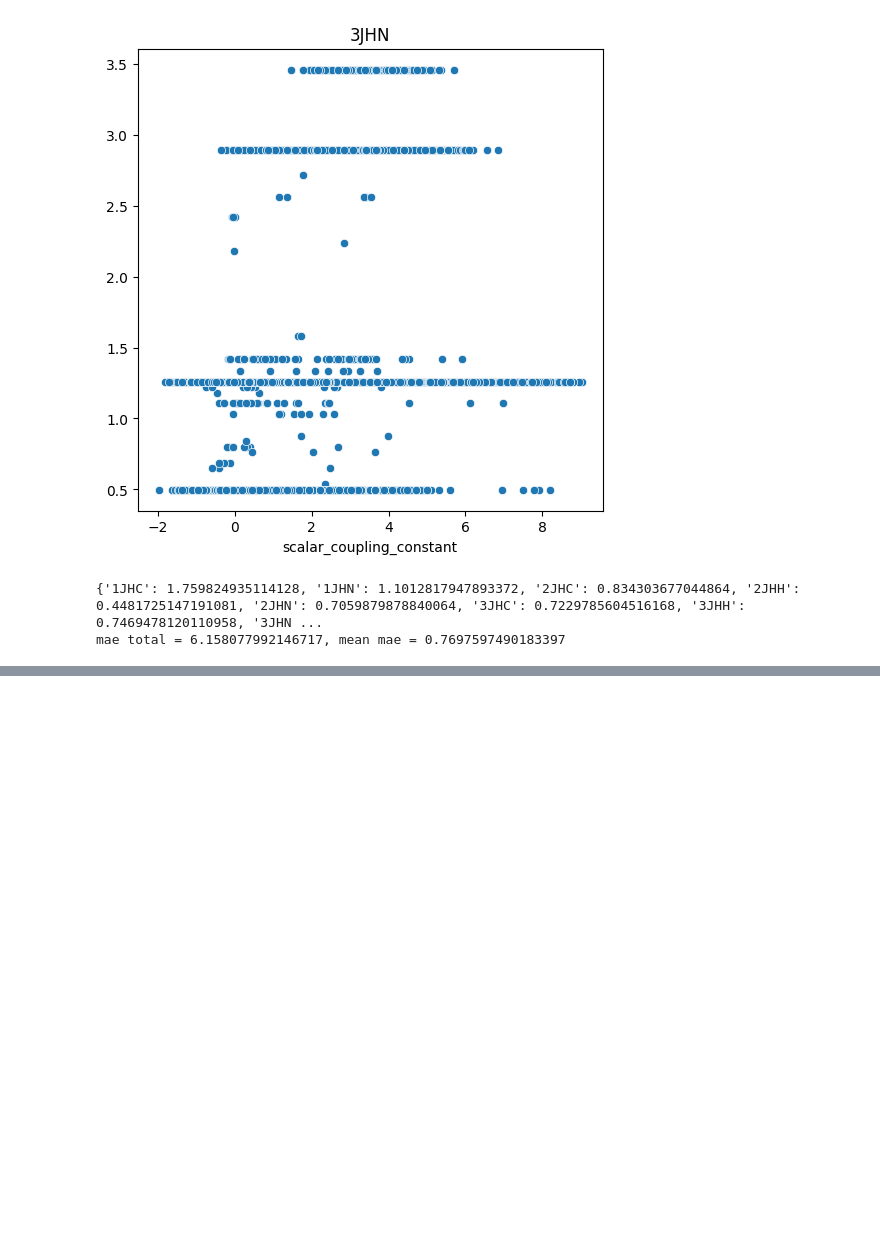
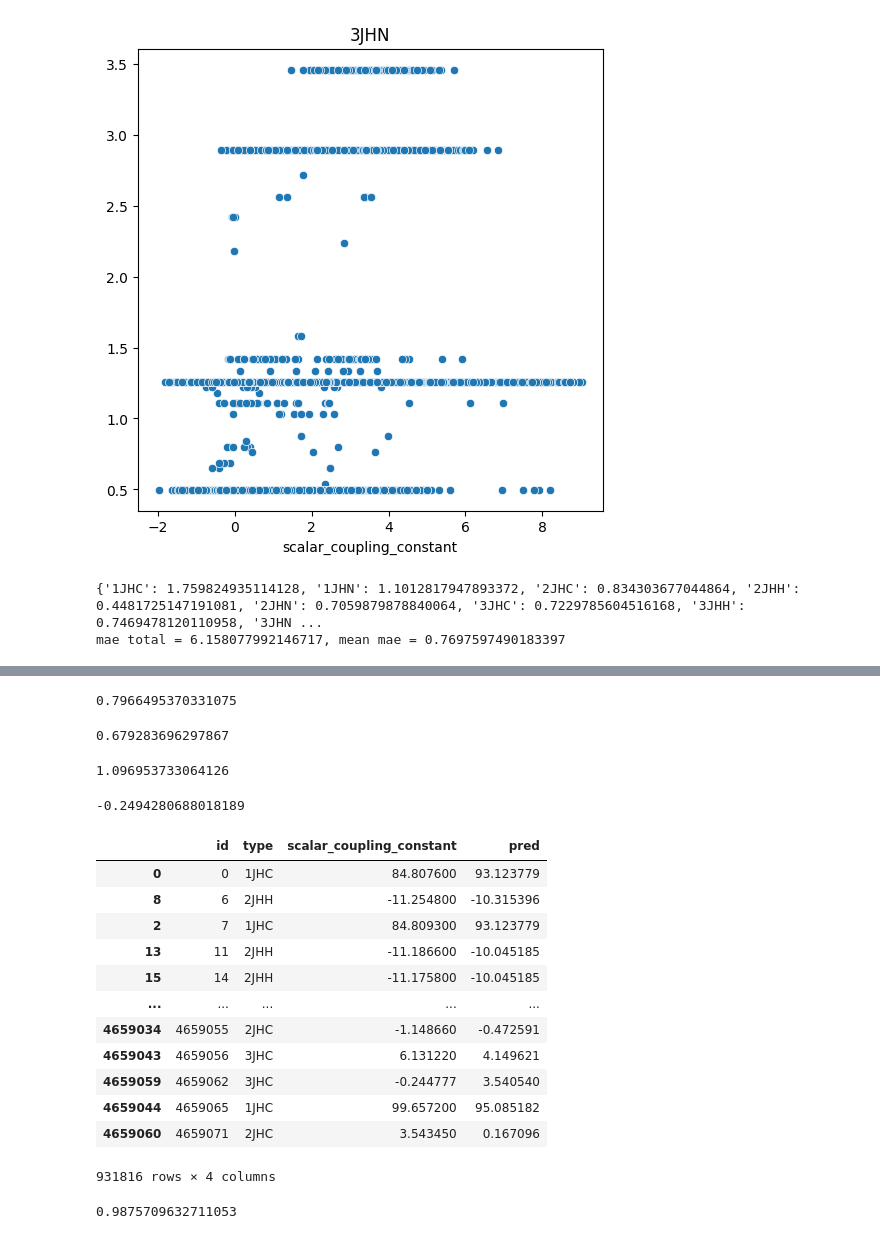
Before and after one commit to tram-tr/predicting-molecular-properties, a Jupyter notebook: models_v1.ipynb, the cells around one changed output, grey strips where cells are left out. Saved outputs shown, nothing was run; the diff lists cells and outputs as text; code cells hidden in the pictures; blank space fills up the shorter version.

```diff
--- a/models_v1.ipynb
+++ b/models_v1.ipynb
@@ -507,0 +587,32 @@ mae total = 5.002716351681785, mean mae = 0.6253395439602232
+# %%
+val_X_2JHN = val_X[val_X['type'] == '2JHN']
+val_y_2JHN = val_y[val_y['type'] == '2JHN'].copy()
+val_y_2JHN['pred'] = rf_2JHN.predict(val_X_2JHN.drop(columns=['id', 'type']))
+val_2JHN_lmae = np.log(mean_absolute_error(val_y_2JHN['scalar_coupling_constant'], val_y_2JHN['pred']))
+print(val_2JHN_lmae)
+# %% [output]
+0.7966495370331075
+# %%
+val_X_3JHC = val_X[val_X['type'] == '3JHC']
+val_y_3JHC = val_y[val_y['type'] == '3JHC'].copy()
+val_y_3JHC['pred'] = rf_3JHC.predict(val_X_3JHC.drop(columns=['id', 'type']))
+val_3JHC_lmae = np.log(mean_absolute_error(val_y_3JHC['scalar_coupling_constant'], val_y_3JHC['pred']))
+print(val_3JHC_lmae)
+# %% [output]
+0.679283696297867
+# %%
+val_X_3JHH = val_X[val_X['type'] == '3JHH']
+val_y_3JHH = val_y[val_y['type'] == '3JHH'].copy()
+val_y_3JHH['pred'] = rf_3JHH.predict(val_X_3JHH.drop(columns=['id', 'type']))
+val_3JHH_lmae = np.log(mean_absolute_error(val_y_3JHH['scalar_coupling_constant'], val_y_3JHH['pred']))
+print(val_3JHH_lmae)
+# %% [output]
+1.096953733064126
+# %%
+val_X_3JHN = val_X[val_X['type'] == '3JHN']
+val_y_3JHN = val_y[val_y['type'] == '3JHN'].copy()
+val_y_3JHN['pred'] = rf_3JHN.predict(val_X_3JHN.drop(columns=['id', 'type']))
+val_3JHN_lmae = np.log(mean_absolute_error(val_y_3JHN['scalar_coupling_constant'], val_y_3JHN['pred']))
+print(val_3JHN_lmae)
+# %% [output]
+-0.2494280688018189
@@ -507,0 +625,17 @@ mae total = 5.002716351681785, mean mae = 0.6253395439602232
+# %%
+val_pred = pd.concat([val_y_1JHC, val_y_1JHN, val_y_2JHC, val_y_2JHH, val_y_2JHN, val_y_3JHC, val_y_3JHH, val_y_3JHN])
+val_pred.sort_values(by='id')
+# %% [output]
+|  | id | type | scalar_coupling_constant | pred |
+| 0 | 0 | 1JHC | 84.807600 | 93.123779 |
+| 8 | 6 | 2JHH | -11.254800 | -10.315396 |
+| 2 | 7 | 1JHC | 84.809300 | 93.123779 |
+| 13 | 11 | 2JHH | -11.186600 | -10.045185 |
+| 15 | 14 | 2JHH | -11.175800 | -10.045185 |
+| ... | ... | ... | ... | ... |
+| 4659034 | 4659055 | 2JHC | -1.148660 | -0.472591 |
+| 4659043 | 4659056 | 3JHC | 6.131220 | 4.149621 |
+| 4659059 | 4659062 | 3JHC | -0.244777 | 3.540540 |
+| 4659044 | 4659065 | 1JHC | 99.657200 | 95.085182 |
+| 4659060 | 4659071 | 2JHC | 3.543450 | 0.167096 |
+931816 rows × 4 columns
@@ -507,0 +645,4 @@ mae total = 5.002716351681785, mean mae = 0.6253395439602232
+# %%
+group_lmae(y_true, y_pred, groups)
+# %% [output]
+0.9875709632711053
```
Also changed, not shown: parts of 21 cells of this notebook.
